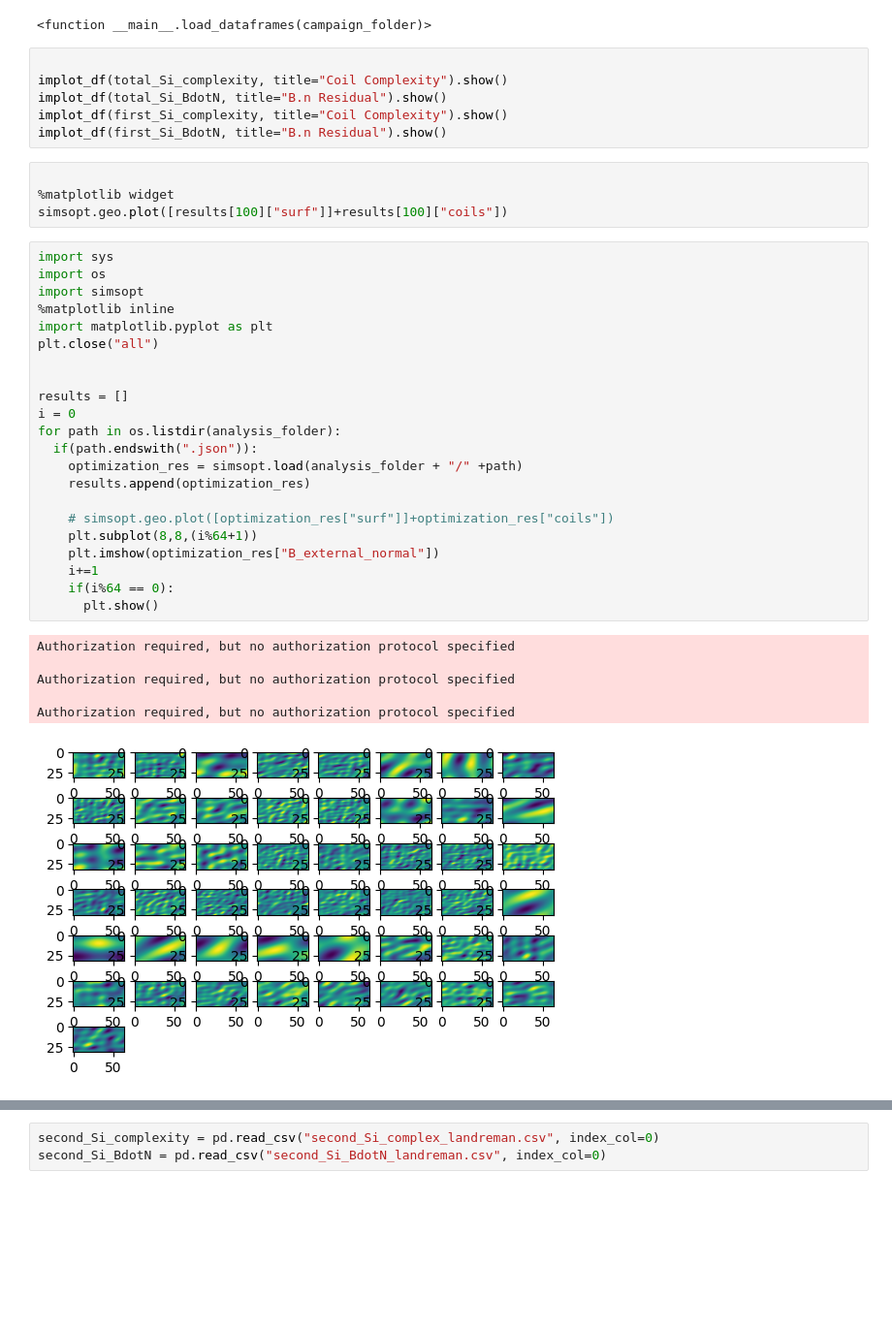
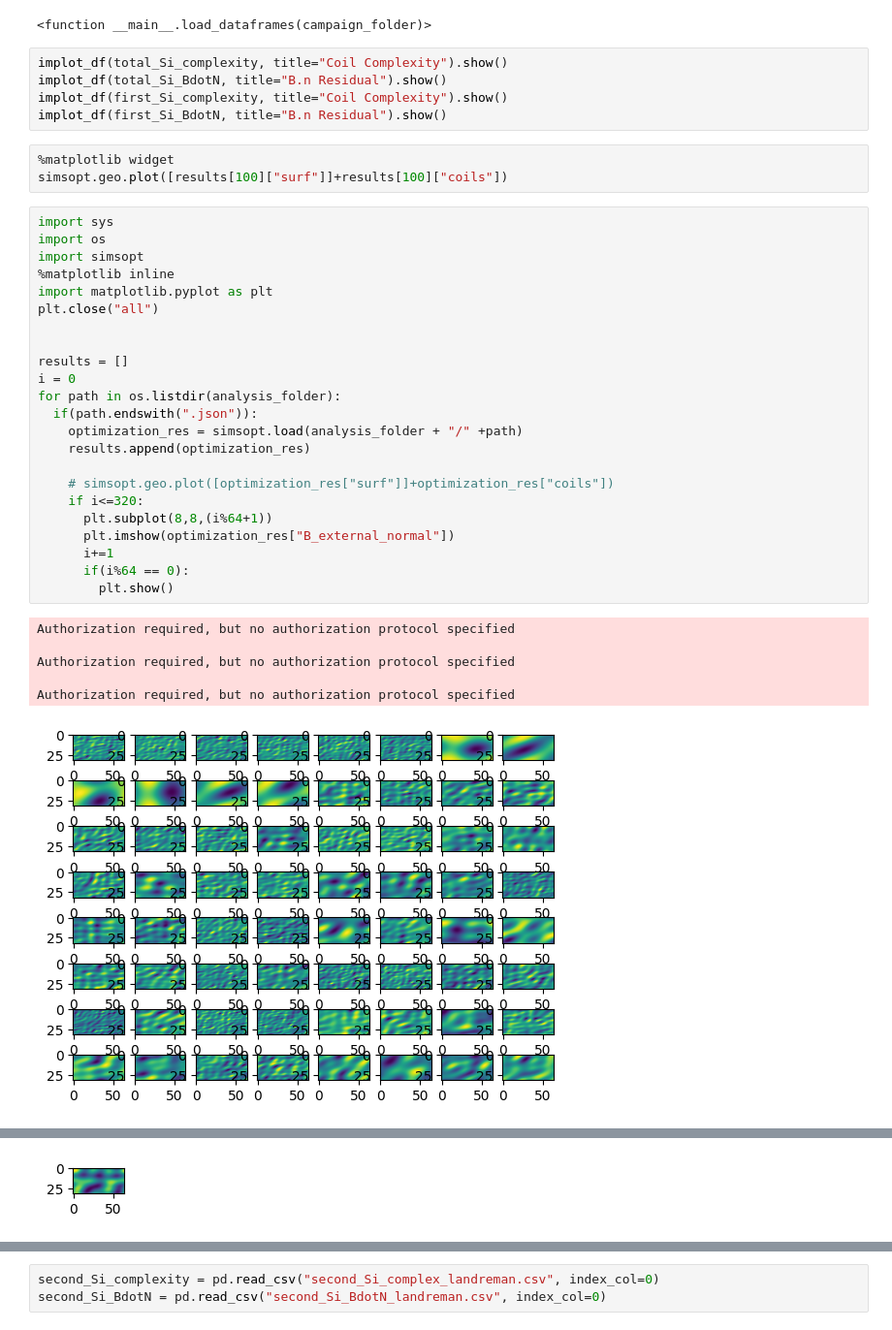
Before and after one commit to missing-user/single-stage-opt, a Jupyter notebook: what_we_actually_want.ipynb, the cells around one changed output, grey strips where cells are left out. Shown at 97% size. Saved outputs shown, nothing was run; the diff lists cells and outputs as text; blank space fills up the shorter version.

```diff
--- a/what_we_actually_want.ipynb
+++ b/what_we_actually_want.ipynb
@@ -564,41 +497,40 @@ ipywidgets.interact(load_dataframes, campaign_folder=ipywidgets.Dropdown(options
 interactive(children=(Dropdown(description='campaign_folder', options=('output/2024-05-14--15-51', 'output/202…
 <function __main__.load_dataframes(campaign_folder)>
 # %%
-
 implot_df(total_Si_complexity, title="Coil Complexity").show()
 implot_df(total_Si_BdotN, title="B.n Residual").show()
 implot_df(first_Si_complexity, title="Coil Complexity").show()
 implot_df(first_Si_BdotN, title="B.n Residual").show()
 # %%
-
 %matplotlib widget
 simsopt.geo.plot([results[100]["surf"]]+results[100]["coils"])
 # %%
 import sys
 import os
 import simsopt
 %matplotlib inline
 import matplotlib.pyplot as plt
 plt.close("all")
 
 
 results = []
 i = 0
 for path in os.listdir(analysis_folder):
   if(path.endswith(".json")):
     optimization_res = simsopt.load(analysis_folder + "/" +path)
     results.append(optimization_res)
 
     # simsopt.geo.plot([optimization_res["surf"]]+optimization_res["coils"])
-    plt.subplot(8,8,(i%64+1))
-    plt.imshow(optimization_res["B_external_normal"])
-    i+=1
-    if(i%64 == 0):
-      plt.show()
+    if i<=320:
+      plt.subplot(8,8,(i%64+1))
+      plt.imshow(optimization_res["B_external_normal"])
+      i+=1
+      if(i%64 == 0):
+        plt.show()
 # %% [output]
 Authorization required, but no authorization protocol specified
 
 Authorization required, but no authorization protocol specified
 
 Authorization required, but no authorization protocol specified
-[figure, old version]
+[figure, new version]
@@ -605 +541,2 @@ Authorization required, but no authorization protocol specified
+[figure, added]
 # %%
```
Also changed, not shown: parts of 11 cells of this notebook, 1 other file.
